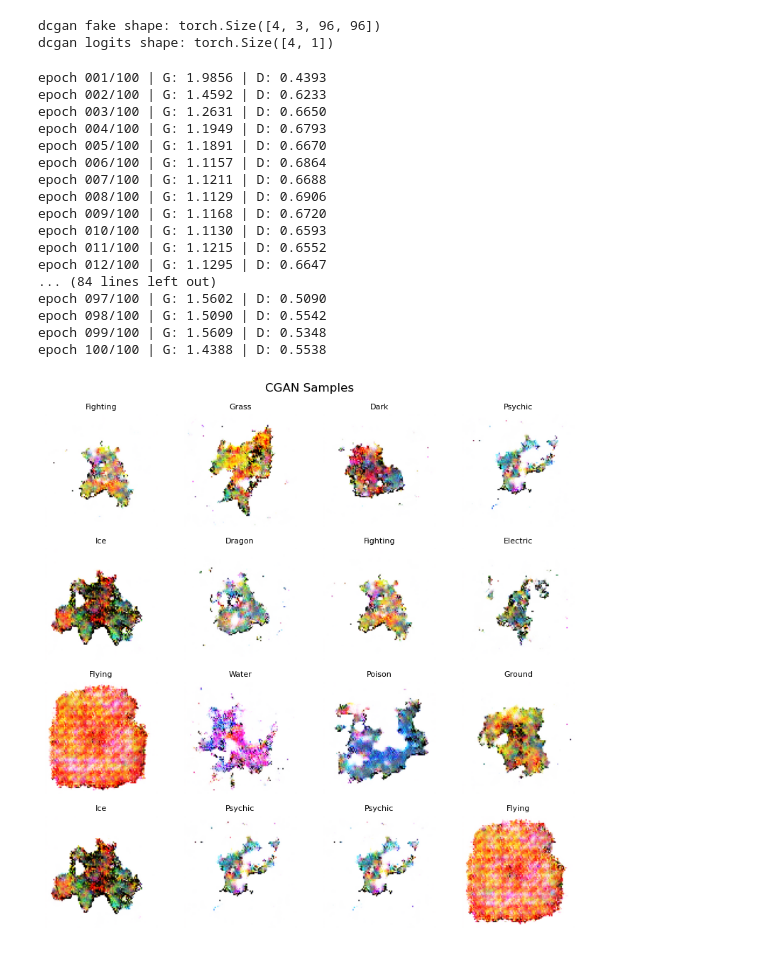
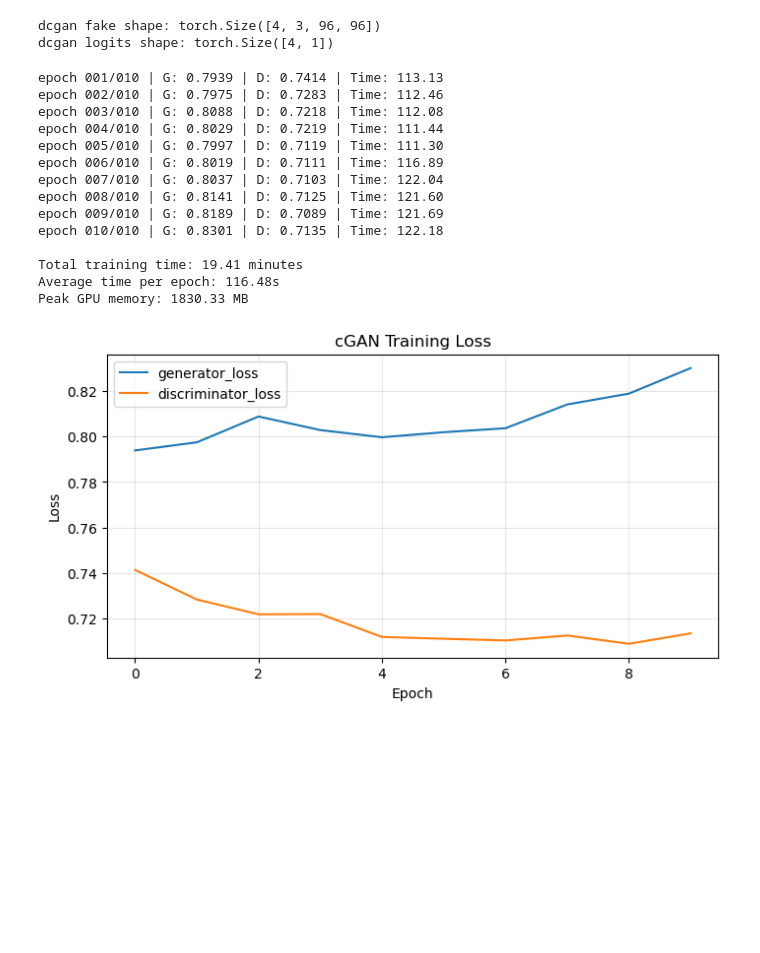
Before and after one commit to nooblexx/pokemon-cgan, a Jupyter notebook: final_project.ipynb, the cells around one changed output. Drawn from its saved outputs; the diff is of its cells as text; code cells hidden in the pictures; blank space fills up the shorter version.

```diff
--- a/final_project.ipynb
+++ b/final_project.ipynb
@@ -401,7 +426,8 @@ This is a simple plot function that displays our loss from our discriminator and
 def plot_loss_curves(history: dict[str, list[float]], title: str) -> None:
     plt.figure(figsize=(8, 4))
     for key, values in history.items():
-        plt.plot(values, label=key)
+        if "loss" in key:
+          plt.plot(values, label=key)
     plt.xlabel("Epoch")
     plt.ylabel("Loss")
     plt.title(title)
@@ -654,14 +684,28 @@ def fit_cgan(
     d_lr: float = 5e-5,
     betas: tuple[float, float] = (0.5, 0.999),
 ) -> dict[str, list[float]]:
+    # Multi-GPU support
+    if torch.cuda.device_count() > 1:
+        print(f"Using {torch.cuda.device_count()} GPUs")
+        generator = nn.DataParallel(generator)
+        discriminator = nn.DataParallel(discriminator)
     # Send generator and discriminator network to GPU
     generator = generator.to(device)
     discriminator = discriminator.to(device)
+
+    # Reset peak memory stats before training
+    torch.cuda.reset_peak_memory_stats()
+
     g_optimizer = torch.optim.Adam(generator.parameters(), lr=g_lr, betas=betas)
     d_optimizer = torch.optim.Adam(discriminator.parameters(), lr=d_lr, betas=betas)
-    history = {"generator_loss": [], "discriminator_loss": []}
+    history = {"generator_loss": [], "discriminator_loss": [], "epoch_time": []}
 
+    # Total training timer
+    total_start = time.time()
     for epoch in range(epochs):
+        # Start per epoch time
+        epoch_start = time.time()
+
         metrics = train_cgan_epoch(
             generator=generator,
             discriminator=discriminator,
@@ -671,12 +715,22 @@ def fit_cgan(
             latent_dim=latent_dim,
             device=device,
         )
-
+        # Find total epoch time
+        epoch_time = time.time() - epoch_start
+        # Append loss metrics
         history["generator_loss"].append(metrics["generator_loss"])
         history["discriminator_loss"].append(metrics["discriminator_loss"])
+        history["epoch_time"].append(epoch_time)
+        # Print stats
         print(
             f"epoch {epoch + 1:03d}/{epochs:03d} | "
             f"G: {metrics['generator_loss']:.4f} | "
-            f"D: {metrics['discriminator_loss']:.4f}"
+            f"D: {metrics['discriminator_loss']:.4f} | "
+            f"Time: {epoch_time:.2f}"
         )
+    total_time = time.time() - total_start
+    # Retrieve GPU Usage information
+    print(f"\nTotal training time: {total_time / 60:.2f} minutes")
+    print(f"Average time per epoch: {sum(history['epoch_time']) / len(history['epoch_time']):.2f}s")
+    print(f"Peak GPU memory: {torch.cuda.max_memory_allocated() / 1024**2:.2f} MB")
     return history
@@ -754,39 +795,35 @@ dcgan logits shape: torch.Size([4, 1])
 # %%
 cgan_history = fit_cgan(
     generator=cgan_generator,
     discriminator=cgan_discriminator,
     loader=train_loader,
     latent_dim=latent_dim,
     device=device,
-    epochs=100,
+    epochs=10,
 )
 # Plot loss curves
+plot_loss_curves(cgan_history, title="cGAN Training Loss")
 
-plot_loss_curves(dcgan_history, title="cGAN Training Loss")
-
-show_generated_samples(
+show_cgan_samples(
     cgan_generator.to(device),
     latent_dim=latent_dim,
     device=device,
     pokemon_types=POKEMON_TYPES,
     title="CGAN Samples",
 )
 # %% [output]
-epoch 001/100 | G: 1.9856 | D: 0.4393
-epoch 002/100 | G: 1.4592 | D: 0.6233
-epoch 003/100 | G: 1.2631 | D: 0.6650
-epoch 004/100 | G: 1.1949 | D: 0.6793
-epoch 005/100 | G: 1.1891 | D: 0.6670
-epoch 006/100 | G: 1.1157 | D: 0.6864
-epoch 007/100 | G: 1.1211 | D: 0.6688
-epoch 008/100 | G: 1.1129 | D: 0.6906
-epoch 009/100 | G: 1.1168 | D: 0.6720
-epoch 010/100 | G: 1.1130 | D: 0.6593
-epoch 011/100 | G: 1.1215 | D: 0.6552
-epoch 012/100 | G: 1.1295 | D: 0.6647
-... (84 lines left out)
-epoch 097/100 | G: 1.5602 | D: 0.5090
-epoch 098/100 | G: 1.5090 | D: 0.5542
-epoch 099/100 | G: 1.5609 | D: 0.5348
-epoch 100/100 | G: 1.4388 | D: 0.5538
+epoch 001/010 | G: 0.7939 | D: 0.7414 | Time: 113.13
+epoch 002/010 | G: 0.7975 | D: 0.7283 | Time: 112.46
+epoch 003/010 | G: 0.8088 | D: 0.7218 | Time: 112.08
+epoch 004/010 | G: 0.8029 | D: 0.7219 | Time: 111.44
+epoch 005/010 | G: 0.7997 | D: 0.7119 | Time: 111.30
+epoch 006/010 | G: 0.8019 | D: 0.7111 | Time: 116.89
+epoch 007/010 | G: 0.8037 | D: 0.7103 | Time: 122.04
+epoch 008/010 | G: 0.8141 | D: 0.7125 | Time: 121.60
+epoch 009/010 | G: 0.8189 | D: 0.7089 | Time: 121.69
+epoch 010/010 | G: 0.8301 | D: 0.7135 | Time: 122.18
+
+Total training time: 19.41 minutes
+Average time per epoch: 116.48s
+Peak GPU memory: 1830.33 MB
-[figure, old version]
+[figure, new version]
```
Also changed, not shown: parts of 7 cells of this notebook.
